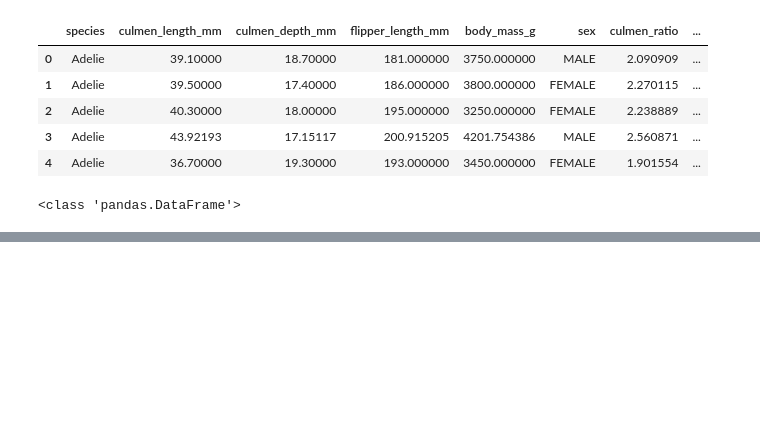
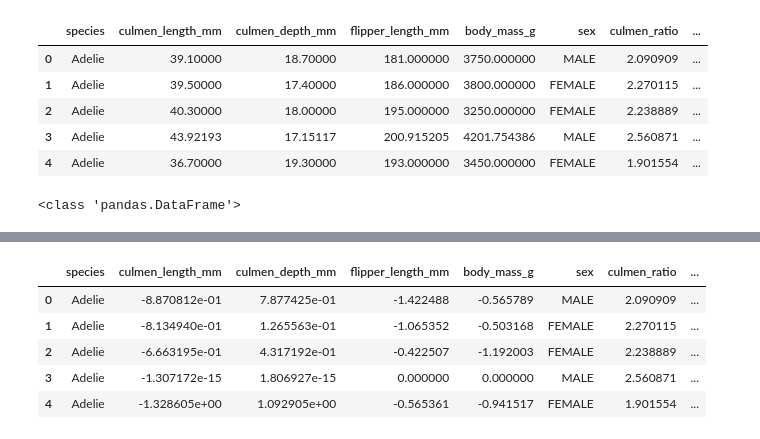
Before and after one commit to SonuThapaMagar/python, a Jupyter notebook: day-to-day/Day26/Day26.ipynb, the cells around one changed output, grey strips where cells are left out. Saved outputs shown, nothing was run; the diff lists cells and outputs as text; code cells hidden in the pictures; blank space fills up the shorter version.

```diff
--- a/day-to-day/Day26/Day26.ipynb
+++ b/day-to-day/Day26/Day26.ipynb
@@ -316,0 +302,14 @@ df.head()
+# %%
+from sklearn.preprocessing import StandardScaler
+
+numeric_cols = ['culmen_length_mm', 'culmen_depth_mm', 'flipper_length_mm', 'body_mass_g']
+scaler=StandardScaler()
+df[numeric_cols]=scaler.fit_transform(df[numeric_cols])
+df.head()
+# %% [output]
+|  | species | culmen_length_mm | culmen_depth_mm | flipper_length_mm | body_mass_g | sex | culmen_ratio | ... |
+| 0 | Adelie | -8.870812e-01 | 7.877425e-01 | -1.422488 | -0.565789 | MALE | 2.090909 | ... |
+| 1 | Adelie | -8.134940e-01 | 1.265563e-01 | -1.065352 | -0.503168 | FEMALE | 2.270115 | ... |
+| 2 | Adelie | -6.663195e-01 | 4.317192e-01 | -0.422507 | -1.192003 | FEMALE | 2.238889 | ... |
+| 3 | Adelie | -1.307172e-15 | 1.806927e-15 | 0.000000 | 0.000000 | MALE | 2.560871 | ... |
+| 4 | Adelie | -1.328605e+00 | 1.092905e+00 | -0.565361 | -0.941517 | FEMALE | 1.901554 | ... |
```
Also changed, not shown: parts of 6 cells of this notebook, 2 other files.
